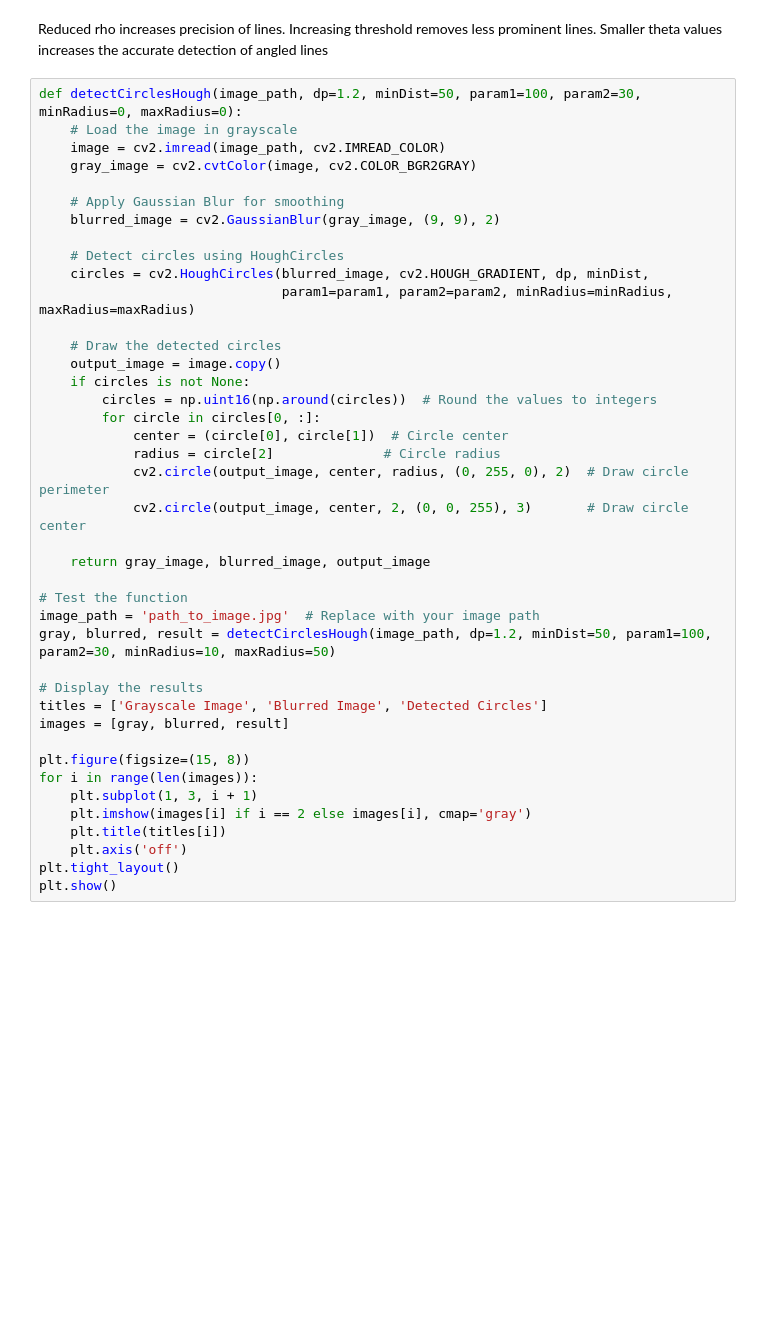
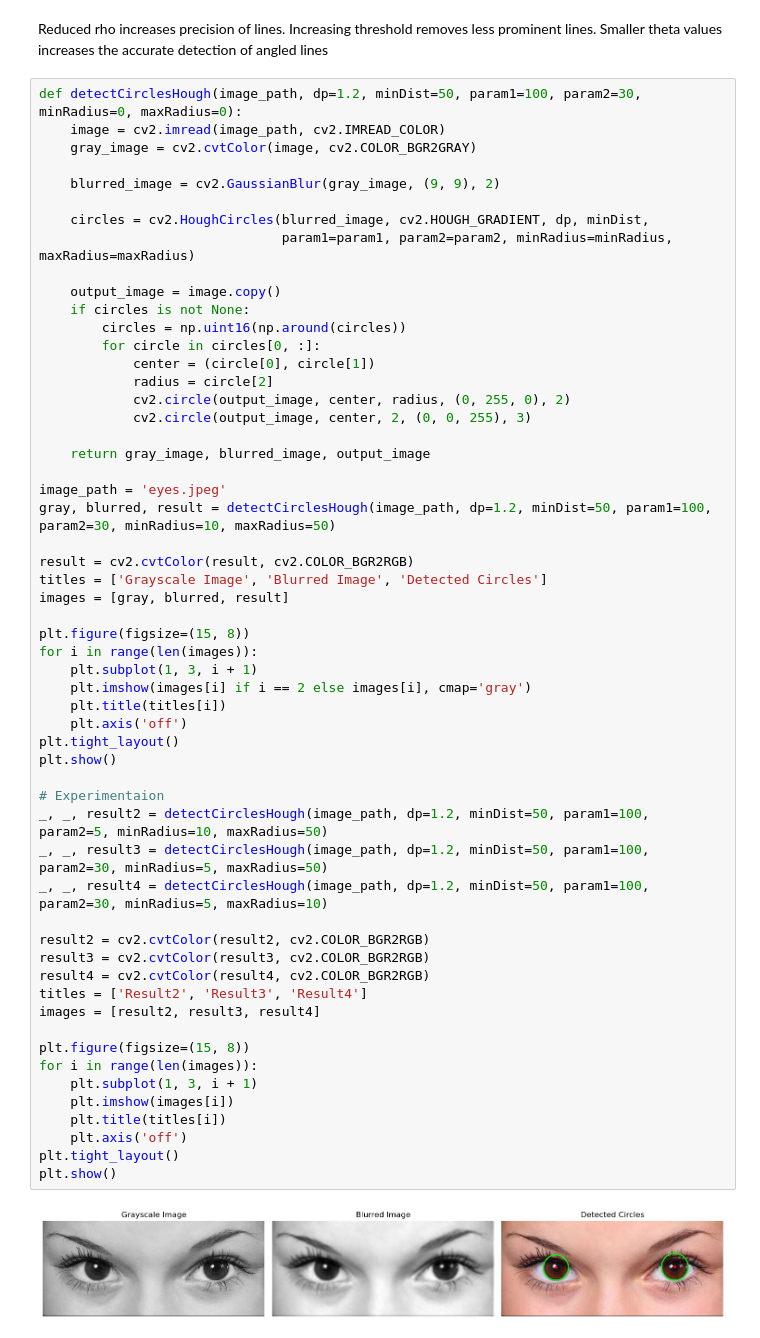
Before and after one commit to CS7-404-DIP-M24/a4-sanjaysj6282, a Jupyter notebook: main.ipynb, the cells around one changed output. Drawn from its saved outputs; the diff is of its cells as text; blank space fills up the shorter version.

```diff
--- a/main.ipynb
+++ b/main.ipynb
@@ -70,42 +70,59 @@ plt.show()
 Reduced rho increases precision of lines. Increasing threshold removes less prominent lines. Smaller theta values increases the accurate detection of angled lines
 # %%
 def detectCirclesHough(image_path, dp=1.2, minDist=50, param1=100, param2=30, minRadius=0, maxRadius=0):
-    # Load the image in grayscale
     image = cv2.imread(image_path, cv2.IMREAD_COLOR)
     gray_image = cv2.cvtColor(image, cv2.COLOR_BGR2GRAY)
 
-    # Apply Gaussian Blur for smoothing
     blurred_image = cv2.GaussianBlur(gray_image, (9, 9), 2)
 
-    # Detect circles using HoughCircles
     circles = cv2.HoughCircles(blurred_image, cv2.HOUGH_GRADIENT, dp, minDist,
                                param1=param1, param2=param2, minRadius=minRadius, maxRadius=maxRadius)
 
-    # Draw the detected circles
     output_image = image.copy()
     if circles is not None:
-        circles = np.uint16(np.around(circles))  # Round the values to integers
+        circles = np.uint16(np.around(circles))
         for circle in circles[0, :]:
-            center = (circle[0], circle[1])  # Circle center
-            radius = circle[2]              # Circle radius
-            cv2.circle(output_image, center, radius, (0, 255, 0), 2)  # Draw circle perimeter
-            cv2.circle(output_image, center, 2, (0, 0, 255), 3)       # Draw circle center
+            center = (circle[0], circle[1])
+            radius = circle[2]
+            cv2.circle(output_image, center, radius, (0, 255, 0), 2)
+            cv2.circle(output_image, center, 2, (0, 0, 255), 3)
 
     return gray_image, blurred_image, output_image
 
-# Test the function
-image_path = 'path_to_image.jpg'  # Replace with your image path
+image_path = 'eyes.jpeg'
 gray, blurred, result = detectCirclesHough(image_path, dp=1.2, minDist=50, param1=100, param2=30, minRadius=10, maxRadius=50)
 
-# Display the results
+result = cv2.cvtColor(result, cv2.COLOR_BGR2RGB)
 titles = ['Grayscale Image', 'Blurred Image', 'Detected Circles']
 images = [gray, blurred, result]
 
 plt.figure(figsize=(15, 8))
 for i in range(len(images)):
     plt.subplot(1, 3, i + 1)
     plt.imshow(images[i] if i == 2 else images[i], cmap='gray')
     plt.title(titles[i])
     plt.axis('off')
 plt.tight_layout()
 plt.show()
+
+# Experimentaion
+_, _, result2 = detectCirclesHough(image_path, dp=1.2, minDist=50, param1=100, param2=5, minRadius=10, maxRadius=50)
+_, _, result3 = detectCirclesHough(image_path, dp=1.2, minDist=50, param1=100, param2=30, minRadius=5, maxRadius=50)
+_, _, result4 = detectCirclesHough(image_path, dp=1.2, minDist=50, param1=100, param2=30, minRadius=5, maxRadius=10)
+
+result2 = cv2.cvtColor(result2, cv2.COLOR_BGR2RGB)
+result3 = cv2.cvtColor(result3, cv2.COLOR_BGR2RGB)
+result4 = cv2.cvtColor(result4, cv2.COLOR_BGR2RGB)
+titles = ['Result2', 'Result3', 'Result4']
+images = [result2, result3, result4]
+
+plt.figure(figsize=(15, 8))
+for i in range(len(images)):
+    plt.subplot(1, 3, i + 1)
+    plt.imshow(images[i])
+    plt.title(titles[i])
+    plt.axis('off')
+plt.tight_layout()
+plt.show()
+# %% [output]
+[figure, added]
```
Also changed, not shown: parts of 5 cells of this notebook, 2 other files.
